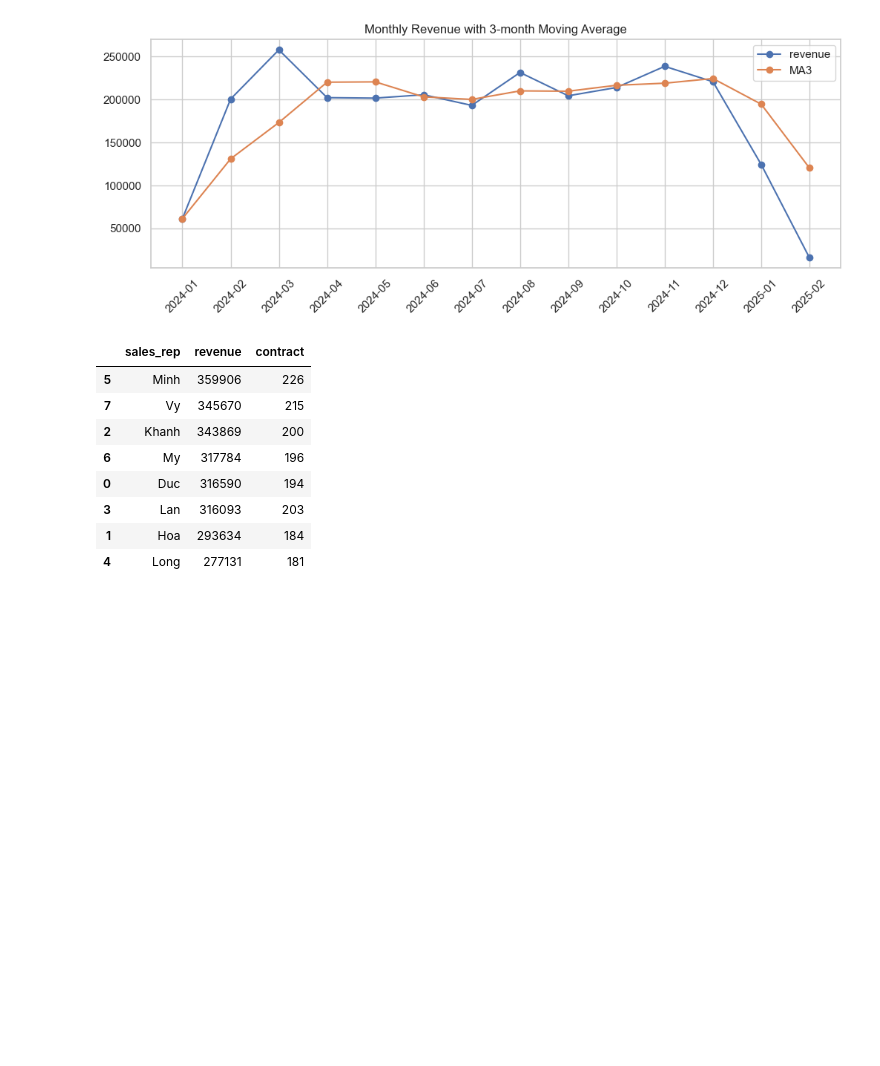
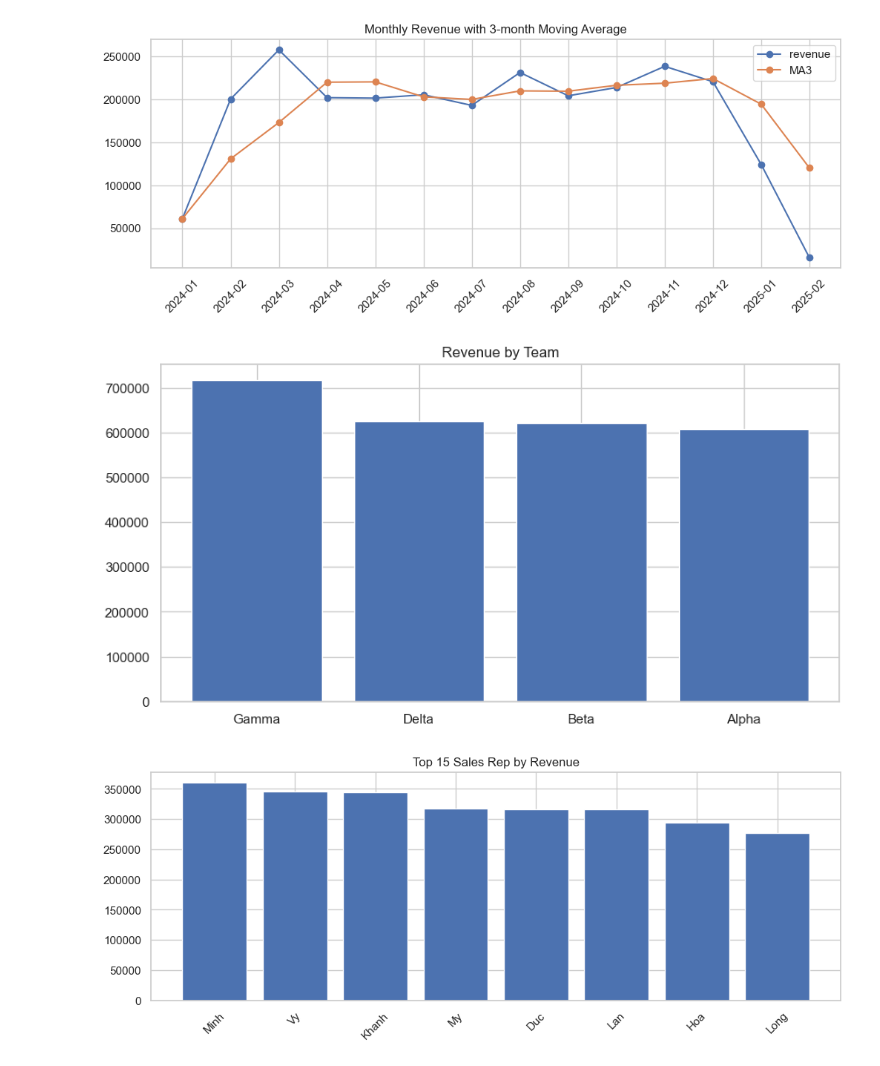
Before and after one commit to noahnoahnoahtran/EDA, a Jupyter notebook: 12_education_revenue/analysis.ipynb, the cells around one changed output. Cells and saved outputs as stored; diff of their text form; code cells hidden in the pictures; blank space fills up the shorter version.

```diff
--- a/12_education_revenue/analysis.ipynb
+++ b/12_education_revenue/analysis.ipynb
@@ -168,24 +168,28 @@ plt.show()
 # %%
 # Team & Sales rep performance
 team_perf = df[df["contract_value"]>0].groupby("team").agg(
     revenue=("contract_value", "sum"),
     contract=("lead_id", "count"),
     avg_value=("contract_value", "mean")
 ).reset_index().sort_values("revenue", ascending=False)
 team_perf
 
 rep_perf = df[df["contract_value"]>0].groupby("sales_rep").agg(
     revenue=("contract_value", "sum"),
     contract=("lead_id", "count")
 ).reset_index().sort_values("revenue", ascending=False)
 rep_perf.head(20)
+
+plt.figure()
+plt.bar(team_perf["team"], team_perf["revenue"])
+plt.title("Revenue by Team")
+plt.show()
+
+plt.figure(figsize=(12,4))
+plt.bar(rep_perf["sales_rep"][:15], rep_perf["revenue"][:15])
+plt.title("Top 15 Sales Rep by Revenue")
+plt.xticks(rotation=45)
+plt.show()
 # %% [output]
-|  | sales_rep | revenue | contract |
-| 5 | Minh | 359906 | 226 |
-| 7 | Vy | 345670 | 215 |
-| 2 | Khanh | 343869 | 200 |
-| 6 | My | 317784 | 196 |
-| 0 | Duc | 316590 | 194 |
-| 3 | Lan | 316093 | 203 |
-| 1 | Hoa | 293634 | 184 |
-| 4 | Long | 277131 | 181 |
+[figure, added]
+[figure, added]
```
Also changed, not shown: parts of 1 cell of this notebook.
